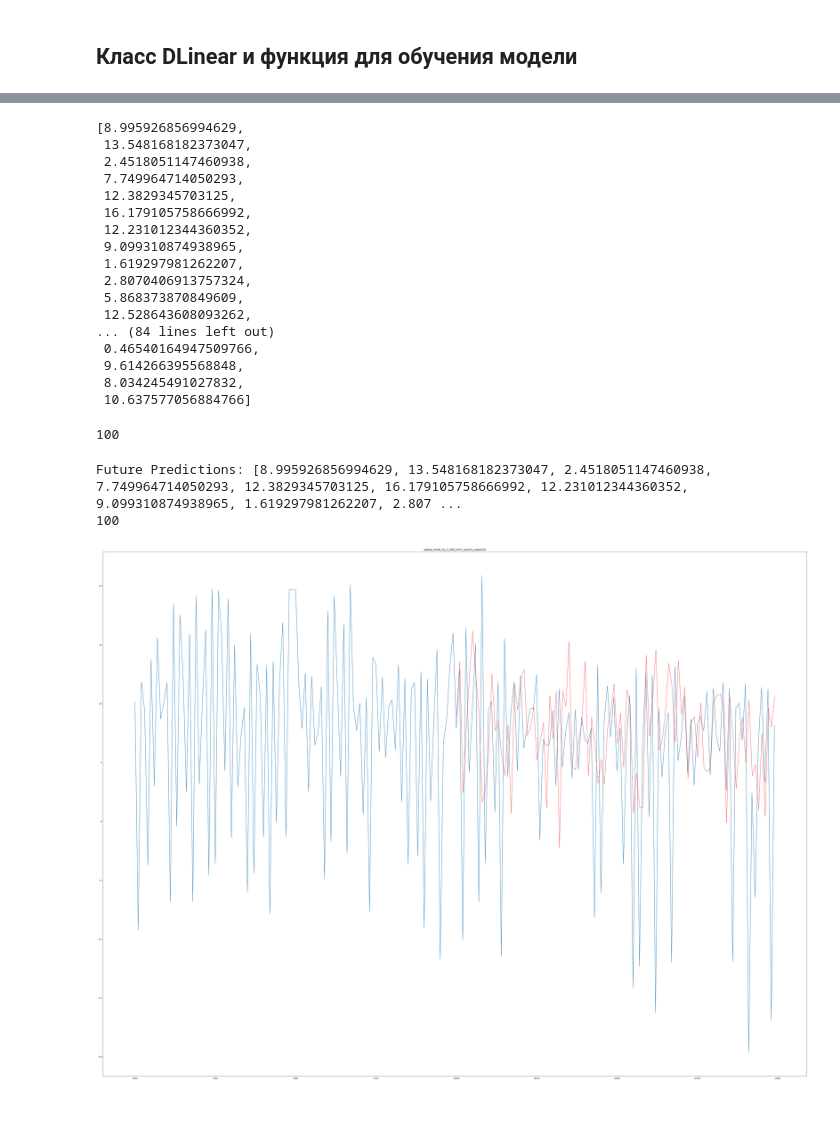
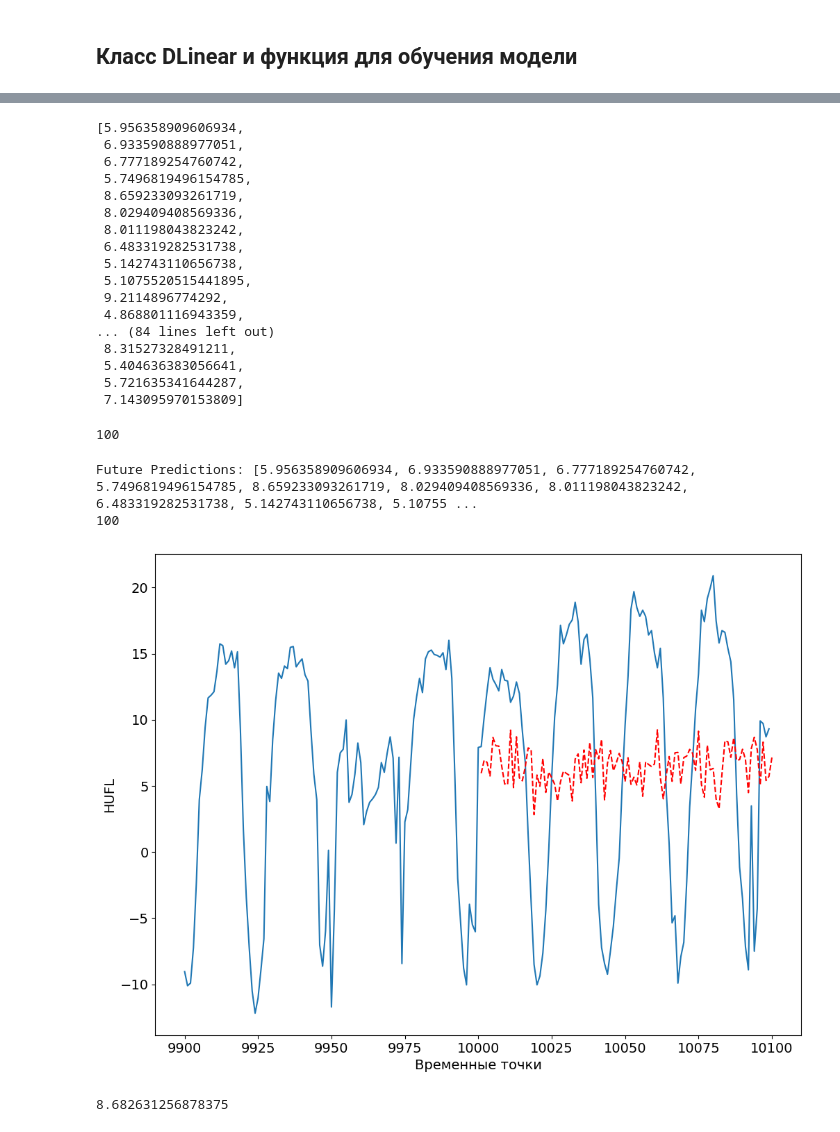
Before and after one commit to NovokshanovE/MyDlinear, a Jupyter notebook: MyDLinear/update_model.ipynb, the cells around one changed output, grey strips where cells are left out. Cells and saved outputs as stored; diff of their text form; code cells hidden in the pictures.

```diff
--- a/MyDLinear/update_model.ipynb
+++ b/MyDLinear/update_model.ipynb
@@ -29,16 +29,16 @@ class MyDataset(TensorDataset):
 # %% [markdown]
 ## Определение параметров модели
 # %%
-input_size = 15
+input_size = 30
 pred = input_size
 learning_rate = 0.0001
 output_size = 100
 data_size  = 5000
-step = 10
+step = 1
 m = 10 #на сколько шагов предсказать
 data_set = 10000
 column_name = "HUFL"
-model_name = f"update_model_v6_L1_SGD_{column_name}_input{input_size}_output{output_size}"
+model_name = f"update_model_v8_L1_SGD_{column_name}_input{input_size}_output{output_size}"
 # %% [markdown]
 ## Класс деокмпозиции временного ряда для получение сезонной и трендовой составляющей
 # %%
@@ -61,7 +61,7 @@ class DecompositionLayer(nn.Module):
         x_padded = torch.cat([front, x, end], dim=1)
 
         # calculate the trend and seasonal part of the series
-        x_trend = self.avg(x_padded.permute(0, 2, 1)).permute(0, 2, 1)
+        x_trend = self.avg(x_padded.permute(0, 2, 1))[:,:,:-1].permute(0, 2, 1)
         #print(x_trend.shape)
         x_seasonal = x - x_trend
         return x_seasonal, x_trend
@@ -293,23 +298,23 @@ predicted_values
 # %%
 future_predictions
 # %% [output]
-[8.995926856994629,
- 13.548168182373047,
- 2.4518051147460938,
- 7.749964714050293,
- 12.3829345703125,
- 16.179105758666992,
- 12.231012344360352,
- 9.099310874938965,
- 1.619297981262207,
- 2.8070406913757324,
- 5.868373870849609,
- 12.528643608093262,
+[5.956358909606934,
+ 6.933590888977051,
+ 6.777189254760742,
+ 5.7496819496154785,
+ 8.659233093261719,
+ 8.029409408569336,
+ 8.011198043823242,
+ 6.483319282531738,
+ 5.142743110656738,
+ 5.1075520515441895,
+ 9.2114896774292,
+ 4.868801116943359,
 ... (84 lines left out)
- 0.46540164947509766,
- 9.614266395568848,
- 8.034245491027832,
- 10.637577056884766]
+ 8.31527328491211,
+ 5.404636383056641,
+ 5.721635341644287,
+ 7.143095970153809]
 # %%
 len(future_predictions)
 # %% [output]
@@ -317,20 +322,42 @@ len(future_predictions)
 # %%
 
 print("Future Predictions:", future_predictions)
 time = [data_set-output_size*step+i*step for i in range(2*output_size)]
 print(output_size)
-plt.rcParams["figure.figsize"] = (64,48)
+plt.rcParams["figure.figsize"] = (12,9)
+plt.rcParams.update({'font.size': 14})
 plt.plot(time, data[column_name].values[data_set-output_size*step:data_set+(output_size)*step:step])
 #plt.plot(, )
 pred = data[column_name].values[data_set-1]
 time = [data_set+1+i*step for i in range(output_size)]
 
 
 plt.plot(time, future_predictions[::], 'r--')
-plt.title(model_name)
+#plt.title(model_name)
+plt.xlabel('Временные точки', fontsize=14)
+plt.ylabel('HUFL', fontsize=14)
 plt.show()
 #plt.savefig(model_name+"2", dpi=1000)
 # %% [output]
-Future Predictions: [8.995926856994629, 13.548168182373047, 2.4518051147460938, 7.749964714050293, 12.3829345703125, 16.179105758666992, 12.231012344360352, 9.099310874938965, 1.619297981262207, 2.807 ...
+Future Predictions: [5.956358909606934, 6.933590888977051, 6.777189254760742, 5.7496819496154785, 8.659233093261719, 8.029409408569336, 8.011198043823242, 6.483319282531738, 5.142743110656738, 5.10755 ...
 100
-[figure, old version]
+[figure, new version]
+# %%
+i = [data_set+1+i*step for i in range(output_size)]
+
+import numpy as np
+
+actual = np.array([data[column_name].values[k] for k in i])
+prediction = np.array(future_predictions)
+
+l1_loss = abs(actual - prediction)
+
+"""
+Output:
+[0 1 2 2]
+"""
+
+mae_cost = l1_loss.mean()
+print(mae_cost)
+# %% [output]
+8.682631256878375
```
Also changed, not shown: parts of 13 cells of this notebook, 48 other files.
